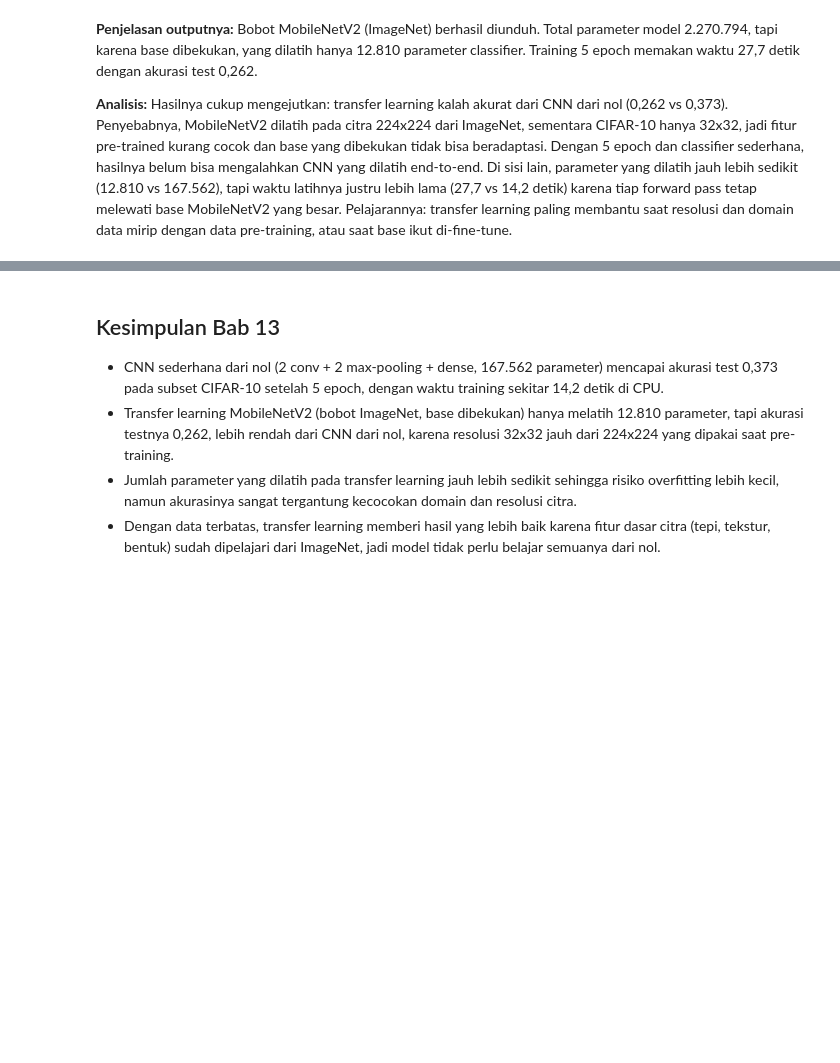
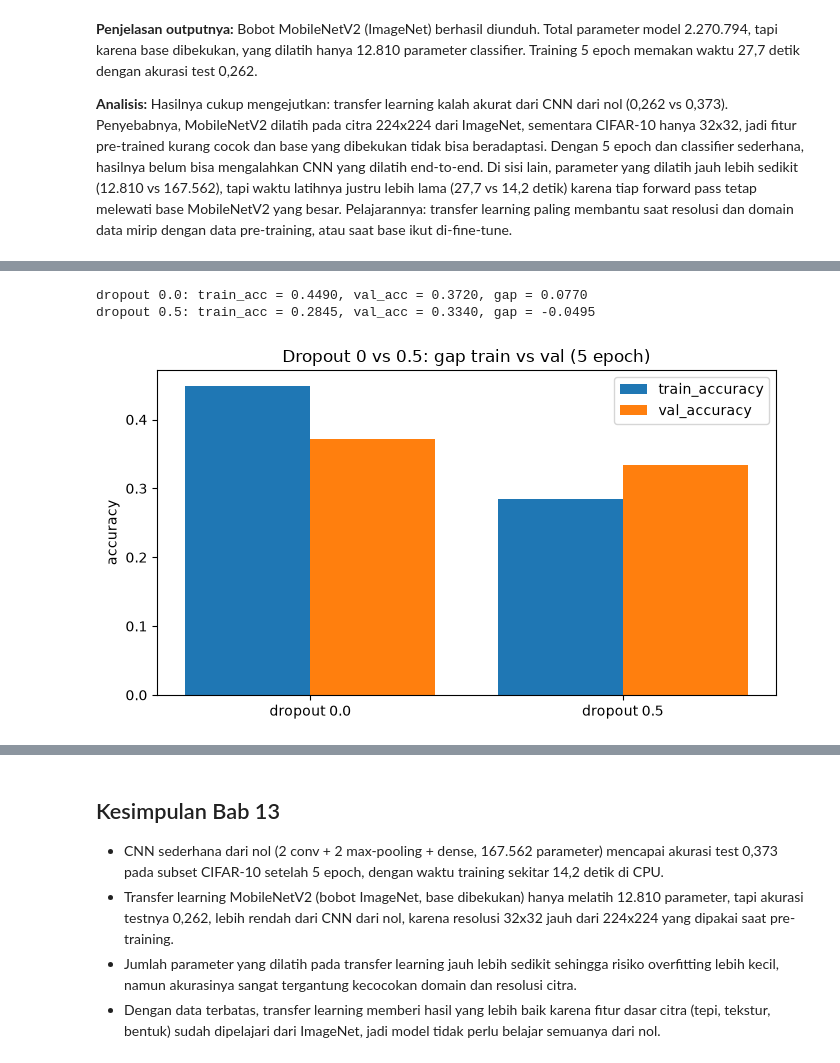
Before and after one commit to dandienter/praktikumML, a Jupyter notebook: bab-13-convolutional-neural-networks/praktikum-bab-13.ipynb, the cells around one changed output, grey strips where cells are left out. Cells and saved outputs as stored; diff of their text form; code cells hidden in the pictures; blank space fills up the shorter version.

```diff
--- a/bab-13-convolutional-neural-networks/praktikum-bab-13.ipynb
+++ b/bab-13-convolutional-neural-networks/praktikum-bab-13.ipynb
@@ -254,0 +405,64 @@ Transfer Learning (MobileNetV2)         0.262                 27.7          2270
+# %%
+import os
+os.environ["TF_CPP_MIN_LOG_LEVEL"] = "3"  # redam log TensorFlow
+import warnings; warnings.filterwarnings("ignore")
+import numpy as np
+np.random.seed(42)
+import tensorflow as tf
+tf.random.set_seed(42)
+try:
+    import keras
+except ImportError:
+    from tensorflow import keras
+import matplotlib.pyplot as plt
+# Load CIFAR-10 dari cache, lalu ambil subset stratified (200 train + 50 val per kelas)
+(X_penuh, y_penuh), (X_uji, y_uji) = keras.datasets.cifar10.load_data()
+X_penuh = X_penuh.astype("float32") / 255.0
+X_uji = X_uji.astype("float32") / 255.0
+y_penuh, y_uji = y_penuh.flatten(), y_uji.flatten()
+rng = np.random.default_rng(42)
+def ambil_subset(X, y, per_kelas):
+    idx = np.concatenate([rng.choice(np.where(y == k)[0], per_kelas, replace=False) for k in range(10)])
+    return X[idx], y[idx]
+X_tr, y_tr = ambil_subset(X_penuh, y_penuh, 200)
+X_va, y_va = ambil_subset(X_uji, y_uji, 50)
+def cnn_mini(rate_dropout):
+    lapisan = [
+        keras.layers.Conv2D(32, (3, 3), activation="relu", input_shape=(32, 32, 3)),
+        keras.layers.MaxPooling2D((2, 2)),
+        keras.layers.Conv2D(64, (3, 3), activation="relu"),
+        keras.layers.MaxPooling2D((2, 2)),
+        keras.layers.Flatten(),
+        keras.layers.Dense(64, activation="relu")]
+    if rate_dropout > 0:
+        lapisan.append(keras.layers.Dropout(rate_dropout))
+    lapisan.append(keras.layers.Dense(10, activation="softmax"))
+    return keras.Sequential(lapisan)
+hasil = {}
+for rate in (0.0, 0.5):
+    model = cnn_mini(rate)
+    model.compile(optimizer="adam", loss="sparse_categorical_crossentropy", metrics=["accuracy"])
+    riwayat = model.fit(X_tr, y_tr, batch_size=64, epochs=5, validation_data=(X_va, y_va), verbose=0)
+    train_acc = riwayat.history["accuracy"][-1]
+    val_acc = riwayat.history["val_accuracy"][-1]
+    gap = train_acc - val_acc
+    hasil[rate] = (train_acc, val_acc, gap)
+    print(f"dropout {rate}: train_acc = {train_acc:.4f}, val_acc = {val_acc:.4f}, gap = {gap:.4f}")
+    tf.keras.backend.clear_session()
+label = [f"dropout {k}" for k in hasil]
+train_acc = [hasil[k][0] for k in hasil]
+val_acc = [hasil[k][1] for k in hasil]
+x = np.arange(len(label))
+plt.figure(figsize=(7, 4))
+plt.bar(x - 0.2, train_acc, 0.4, label="train_accuracy")
+plt.bar(x + 0.2, val_acc, 0.4, label="val_accuracy")
+plt.xticks(x, label)
+plt.ylabel("accuracy")
+plt.title("Dropout 0 vs 0.5: gap train vs val (5 epoch)")
+plt.legend()
+plt.tight_layout()
+plt.show()
+# %% [output]
+dropout 0.0: train_acc = 0.4490, val_acc = 0.3720, gap = 0.0770
+dropout 0.5: train_acc = 0.2845, val_acc = 0.3340, gap = -0.0495
+[figure, added]
```
Also changed, not shown: parts of 13 cells of this notebook, 5 other files.
